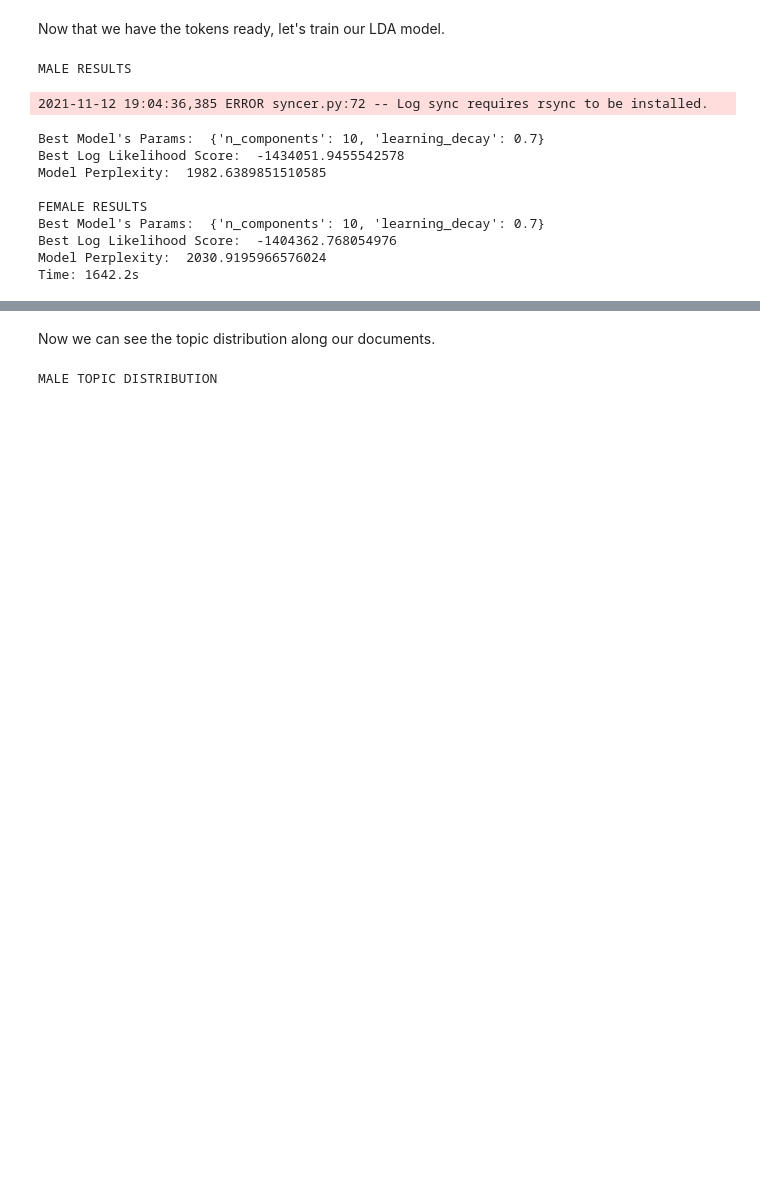
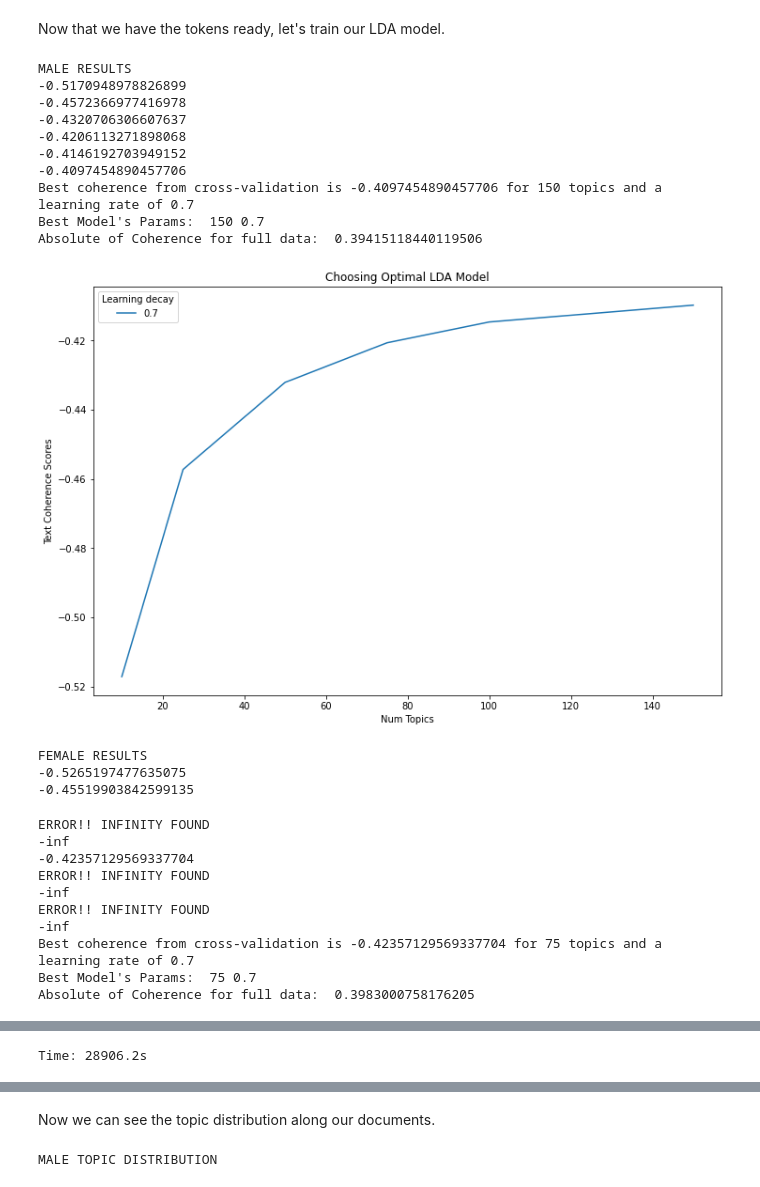
Before and after one commit to epfl-ada/ada-2021-project-madam, a Jupyter notebook: Data_Prep.ipynb, the cells around one changed output, grey strips where cells are left out. Saved outputs shown, nothing was run; the diff lists cells and outputs as text; code cells hidden in the pictures; blank space fills up the shorter version.

```diff
--- a/Data_Prep.ipynb
+++ b/Data_Prep.ipynb
@@ -57,8 +58,8 @@ data_path = data_folder + data_file
 chunk_size = 1e4
 
 # Load by chunks
-f = bz2.open(data_path, "rb")
-data=pd.read_json(f, lines=True, chunksize=chunk_size)
+#f = bz2.open(data_path, "rb")
+#data=pd.read_json(f, lines=True, chunksize=chunk_size)
 # %% [markdown]
 ## Speaker Attributes
 # %% [markdown]
@@ -448,23 +430,39 @@ tokens_female = [' '.join(tokens) for tokens in tokens_female]
 Now that we have the tokens ready, let's train our LDA model.
 # %%
 start = timeit.default_timer()
+num_topics = [10, 25, 50, 75, 100, 150]
+learning_decays = [.7]
+
 print('MALE RESULTS')
-m_vectorizer, m_docword_matrix, m_best_lda_model = grid_search(tokens_male[:100000]  , [10], [.7], print_res = True, plot_res = False)
+m_vectorizer, m_docword_matrix, m_best_lda_model = grid_search(tokens_male[:100000]  , num_topics, learning_decays, print_res = True, plot_res = True)
 
 print('\nFEMALE RESULTS')
-f_vectorizer, f_docword_matrix, f_best_lda_model = grid_search(tokens_female[:100000], [10], [.7], print_res = True, plot_res = False)
+f_vectorizer, f_docword_matrix, f_best_lda_model = grid_search(tokens_female[:100000], num_topics, learning_decays, print_res = True, plot_res = True)
 
 stop = timeit.default_timer()
 print(f'Time: {stop-start:.1f}s')
 # %% [output]
 MALE RESULTS
+-0.5170948978826899
+-0.4572366977416978
+-0.4320706306607637
+-0.4206113271898068
+-0.4146192703949152
+-0.4097454890457706
+Best coherence from cross-validation is -0.4097454890457706 for 150 topics and a learning rate of 0.7
+Best Model's Params:  150 0.7
+Absolute of Coherence for full data:  0.39415118440119506
+[figure, added]
-2021-11-12 19:04:36,385 ERROR syncer.py:72 -- Log sync requires rsync to be installed.
+FEMALE RESULTS
+-0.5265197477635075
+-0.45519903842599135
-Best Model's Params:  {'n_components': 10, 'learning_decay': 0.7}
-Best Log Likelihood Score:  -1434051.9455542578
-Model Perplexity:  1982.6389851510585
-
-FEMALE RESULTS
-Best Model's Params:  {'n_components': 10, 'learning_decay': 0.7}
-Best Log Likelihood Score:  -1404362.768054976
-Model Perplexity:  2030.9195966576024
-Time: 1642.2s
+ERROR!! INFINITY FOUND
+-inf
+-0.42357129569337704
+ERROR!! INFINITY FOUND
+-inf
+ERROR!! INFINITY FOUND
+-inf
+Best coherence from cross-validation is -0.42357129569337704 for 75 topics and a learning rate of 0.7
+Best Model's Params:  75 0.7
+Absolute of Coherence for full data:  0.3983000758176205
@@ -470,0 +470 @@ Time: 1642.2s
+Time: 28906.2s
```
Also changed, not shown: parts of 10 cells of this notebook, 3 other files.
